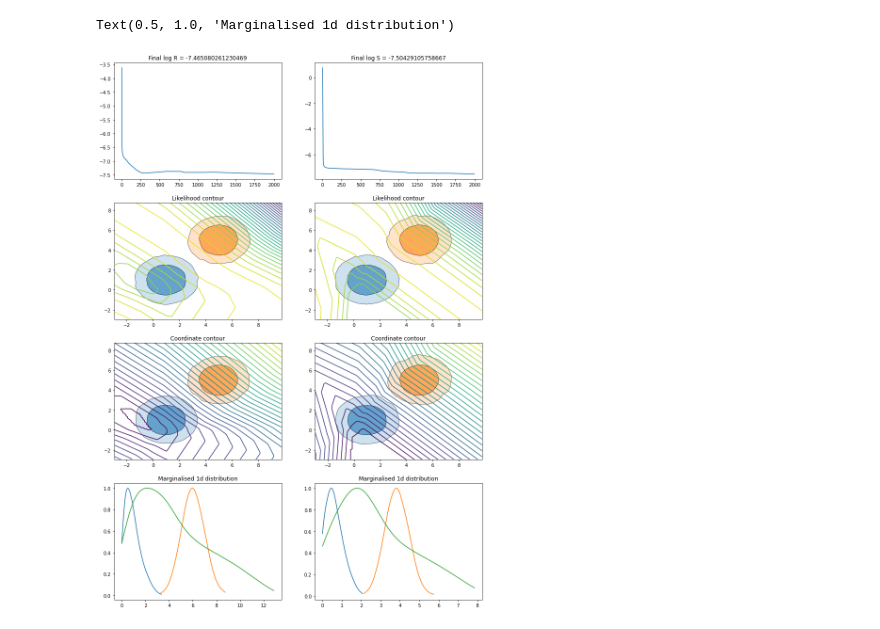
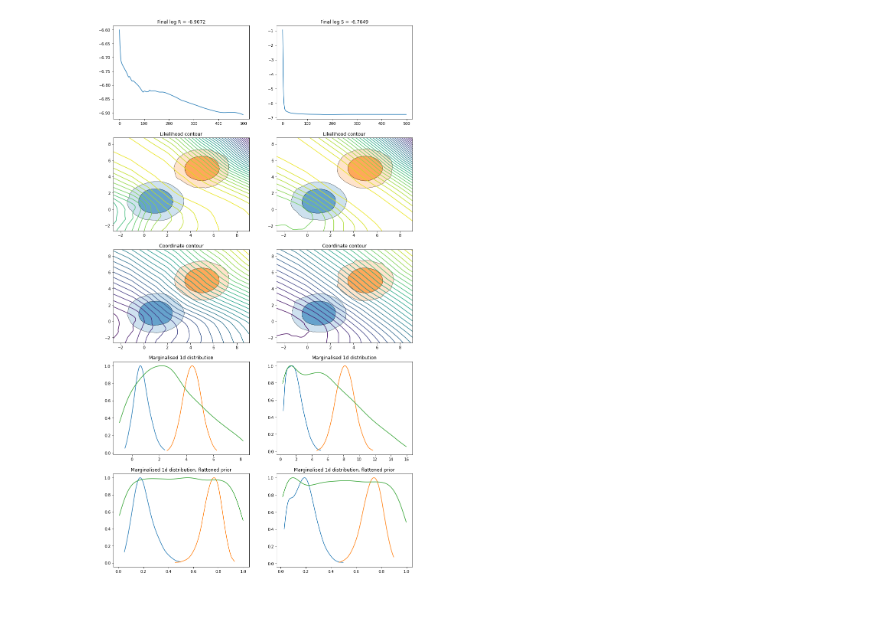
Before and after one commit to yijerjer/quantifying_tension, a Jupyter notebook: 03_complex_data_nn.ipynb, the cells around one changed output. Cells and saved outputs as stored; diff of their text form; code cells hidden in the pictures.

```diff
--- a/03_complex_data_nn.ipynb
+++ b/03_complex_data_nn.ipynb
@@ -32,3 +53,18 @@ kde_contour_plot_2d(axs, X1[:, 0], X1[:, 1])
+# %%
+import torch.nn as nn
+
+class TensionNet1(nn.Module):
+    def __init__(self, input_size):
+        super(TensionNet1, self).__init__()
+        self.linear1 = nn.Linear(input_size, 128)
+        self.linear2 = nn.Linear(input_size, 64)
+        self.linear3 = nn.Linear(64, 1)
+
+    def forward(self, input):
+        output = torch.relu(self.linear1(input))
+        output = torch.relu(self.linear2(input))
+        output = self.linear3(output)
+        return output
 # %%
 tension_R = TensionNet1(2).to(device)
 criterion = BayesFactor(hist_type="gaussian", hist_param=1, n_dist_bins=100,
@@ -37,7 +73,7 @@ optimizer = optim.SGD(tension_R.parameters(), lr=0.0005)
 
 losses_R = []
 
-for i in range(2000):
+for i in range(500):
     optimizer.zero_grad()
     X0_1d = tension_R(X0_tensor)
     X1_1d = tension_R(X1_tensor)
@@ -54,7 +90,7 @@ criterion = SuspiciousnessKLDiv(hist_type="gaussian", hist_param=1,
 optimizer = optim.SGD(tension_S.parameters(), lr=0.0005)
 
 losses_S = []
-for i in range(2000):
+for i in range(500):
     optimizer.zero_grad()
     X0_1d = tension_S(X0_tensor)
     X1_1d = tension_S(X1_tensor)
@@ -65,40 +101,39 @@ for i in range(2000):
     loss.backward()
     optimizer.step()
 # %%
-fig, axs = plt.subplots(4, 2, figsize=(14, 21))
+fig, axs = plt.subplots(5, 2, figsize=(14, 26))
 
-axs[0, 0].plot(np.arange(2000), losses_R)
-axs[0, 0].set_title(f"Final log R = {losses_R[-1]}")
-X0_1d_R = tension_R(X0_tensor)
-X1_1d_R = tension_R(X1_tensor)
-X_prior_1d_R = tension_R(X_prior_tensor)
+axs[0, 0].plot(np.arange(500), losses_R)
+axs[0, 0].set_title(f"Final log R = {round(losses_R[-1], 4)}")
+X0_1d_R = tension_R(X0_tensor).squeeze().cpu().detach().numpy()
+X1_1d_R = tension_R(X1_tensor).squeeze().cpu().detach().numpy()
+X_prior_1d_R = tension_R(X_prior_tensor).squeeze().cpu().detach().numpy()
 tension_R.to(torch.device("cpu"))
 visualise_tension(fig, axs[1, 0], tension_R, X0, X1)
 axs[1, 0].set_title("Likelihood contour")
 visualise_coordinate(fig, axs[2, 0], tension_R, X0, X1)
 axs[2, 0].set_title("Coordinate contour")
-kde_plot_1d(axs[3, 0], X0_1d_R.squeeze().cpu().detach().numpy())
-kde_plot_1d(axs[3, 0], X1_1d_R.squeeze().cpu().detach().numpy())
-kde_plot_1d(axs[3, 0], X_prior_1d_R.squeeze().cpu().detach().numpy())
 axs[3, 0].set_title("Marginalised 1d distribution")
+axs[4, 0].set_title("Marginalised 1d distribution, flattened prior")
+plot_marginalised_dists(fig, axs[3, 0], X0_1d_R, X1_1d_R, X_prior_1d_R)
+plot_marginalised_dists(fig, axs[4, 0], X0_1d_R, X1_1d_R, X_prior_1d_R, flat_prior=True)
 
-axs[0, 1].plot(np.arange(2000), losses_S)
-axs[0, 1].set_title(f"Final log S = {losses_S[-1]}")
-X0_1d_S = tension_S(X0_tensor)
-X1_1d_S = tension_S(X1_tensor)
-X_prior_1d_S = tension_S(X_prior_tensor)
+axs[0, 1].plot(np.arange(500), losses_S)
+axs[0, 1].set_title(f"Final log S = {round(losses_S[-1], 4)}")
+X0_1d_S = tension_S(X0_tensor).squeeze().cpu().detach().numpy()
+X1_1d_S = tension_S(X1_tensor).squeeze().cpu().detach().numpy()
+X_prior_1d_S = tension_S(X_prior_tensor).squeeze().cpu().detach().numpy()
 tension_S.to(torch.device("cpu"))
 visualise_tension(fig, axs[1, 1], tension_S, X0, X1)
 axs[1, 1].set_title("Likelihood contour")
 visualise_coordinate(fig, axs[2, 1], tension_S, X0, X1)
 axs[2, 1].set_title("Coordinate contour")
-kde_plot_1d(axs[3, 1], X0_1d_S.squeeze().cpu().detach().numpy())
-kde_plot_1d(axs[3, 1], X1_1d_S.squeeze().cpu().detach().numpy())
-kde_plot_1d(axs[3, 1], X_prior_1d_S.squeeze().cpu().detach().numpy())
 axs[3, 1].set_title("Marginalised 1d distribution")
+axs[4, 1].set_title("Marginalised 1d distribution, flattened prior")
+plot_marginalised_dists(fig, axs[3, 1], X0_1d_S, X1_1d_S, X_prior_1d_S)
+plot_marginalised_dists(fig, axs[4, 1], X0_1d_S, X1_1d_S, X_prior_1d_S, flat_prior=True)
 # %% [output]
-Text(0.5, 1.0, 'Marginalised 1d distribution')
-[figure, old version]
+[figure, new version]
 # %%
 X0_c, X1_c, X_prior_c = curved_data()
 X0_c_tensor = torch.tensor(X0_c).float().to(device)
```
Also changed, not shown: parts of 8 cells of this notebook, 6 other files.
